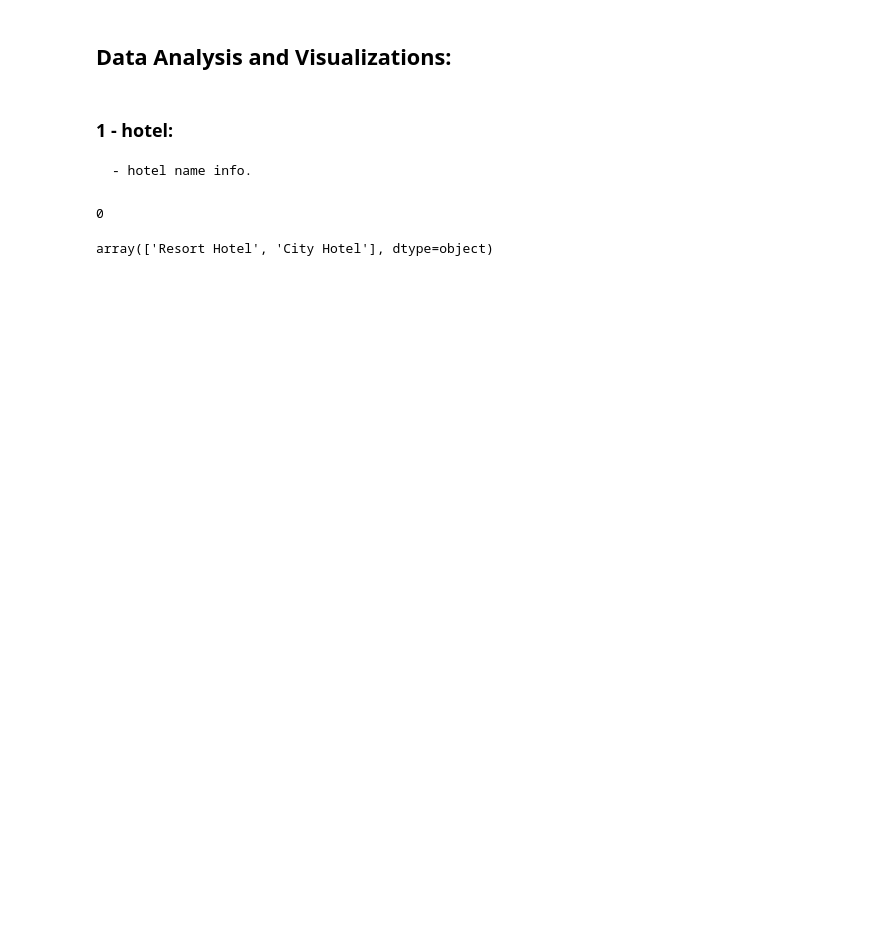
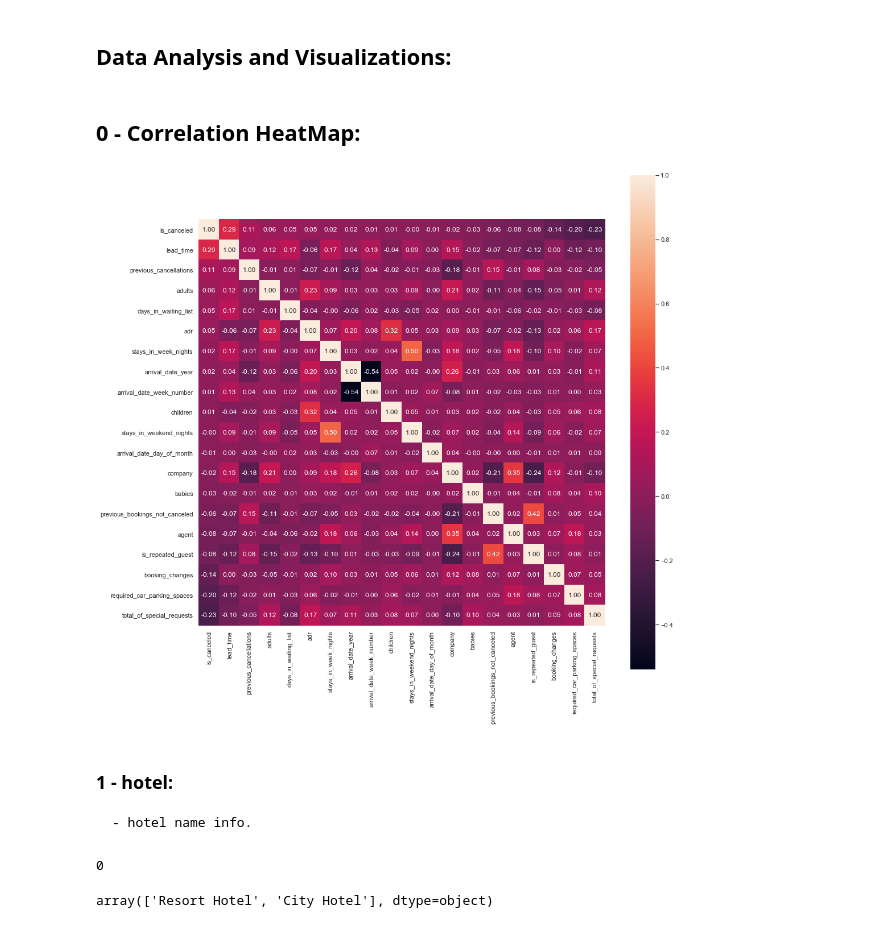
Before and after one commit to kutayeroglu/introduction-to-data-science-term-project-1, a Jupyter notebook: Code/Getting Started.ipynb, the cells around one changed output. Drawn from its saved outputs; the diff is of its cells as text; code cells hidden in the pictures; blank space fills up the shorter version.

```diff
--- a/Code/Getting Started.ipynb
+++ b/Code/Getting Started.ipynb
@@ -99,3 +119,20 @@ sns.set(context='notebook', palette='Set1', style='whitegrid', rc={'figure.figsi
+# %% [markdown]
+## 0 - Correlation HeatMap:
+# %%
+data_corr = data.corr()
+
+column = 'is_canceled'
+corr_cols = data.shape[1]
+
+cols = data_corr.nlargest(corr_cols, column)[column].index
+coef = data_corr.nlargest(corr_cols, column)[cols].values
+
+plt.figure(figsize=(16, 16))
+
+g = sns.heatmap(coef, cbar=True, annot=True, square=True, fmt='.2f',
+                yticklabels=cols.values, xticklabels=cols.values)
+# %% [output]
+[figure, added]
 # %% [markdown]
 ### 1 - hotel:
 
```
Also changed, not shown: parts of 76 cells of this notebook.
